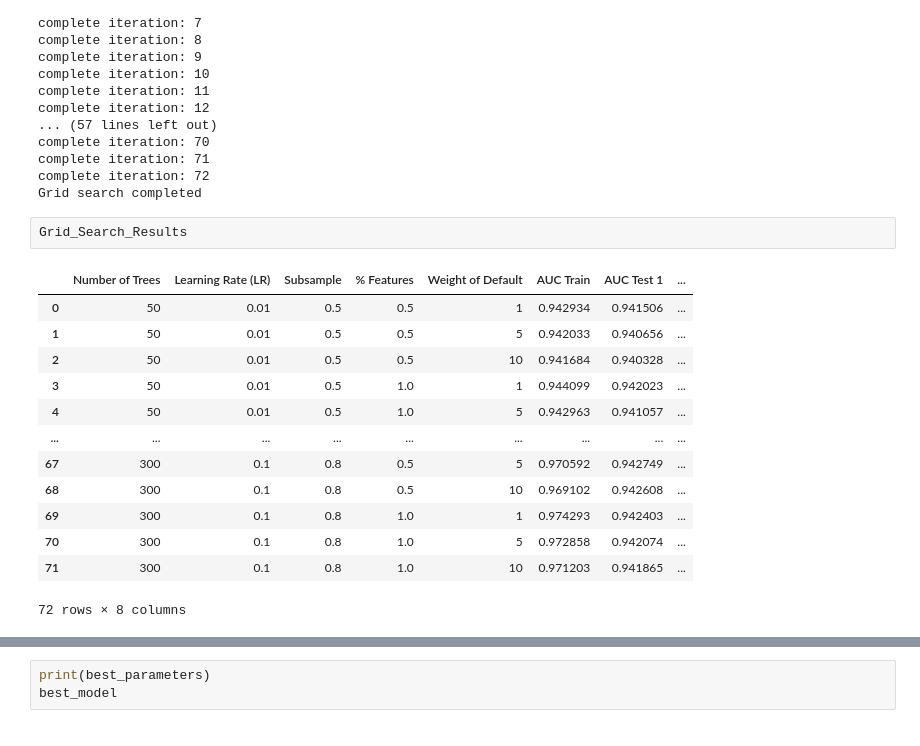
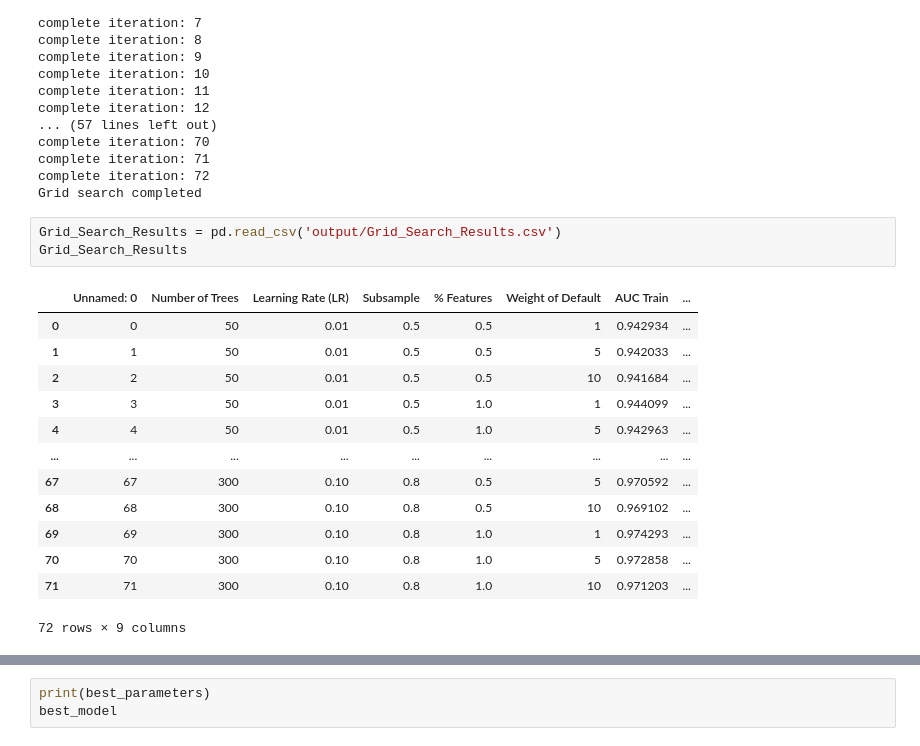
Before and after one commit to itoshiyanazawa/fall2024_ml_credit_risk, a Jupyter notebook: analysis_itoshi.ipynb, the cells around one changed output, grey strips where cells are left out. Saved outputs shown, nothing was run; the diff lists cells and outputs as text.

```diff
--- a/analysis_itoshi.ipynb
+++ b/analysis_itoshi.ipynb
@@ -512,19 +512,20 @@ complete iteration: 71
 complete iteration: 72
 Grid search completed
 # %%
+Grid_Search_Results = pd.read_csv('output/Grid_Search_Results.csv')
 Grid_Search_Results
 # %% [output]
-|  | Number of Trees | Learning Rate (LR) | Subsample | % Features | Weight of Default | AUC Train | AUC Test 1 | ... |
-| 0 | 50 | 0.01 | 0.5 | 0.5 | 1 | 0.942934 | 0.941506 | ... |
-| 1 | 50 | 0.01 | 0.5 | 0.5 | 5 | 0.942033 | 0.940656 | ... |
-| 2 | 50 | 0.01 | 0.5 | 0.5 | 10 | 0.941684 | 0.940328 | ... |
-| 3 | 50 | 0.01 | 0.5 | 1.0 | 1 | 0.944099 | 0.942023 | ... |
-| 4 | 50 | 0.01 | 0.5 | 1.0 | 5 | 0.942963 | 0.941057 | ... |
+|  | Unnamed: 0 | Number of Trees | Learning Rate (LR) | Subsample | % Features | Weight of Default | AUC Train | ... |
+| 0 | 0 | 50 | 0.01 | 0.5 | 0.5 | 1 | 0.942934 | ... |
+| 1 | 1 | 50 | 0.01 | 0.5 | 0.5 | 5 | 0.942033 | ... |
+| 2 | 2 | 50 | 0.01 | 0.5 | 0.5 | 10 | 0.941684 | ... |
+| 3 | 3 | 50 | 0.01 | 0.5 | 1.0 | 1 | 0.944099 | ... |
+| 4 | 4 | 50 | 0.01 | 0.5 | 1.0 | 5 | 0.942963 | ... |
 | ... | ... | ... | ... | ... | ... | ... | ... | ... |
-| 67 | 300 | 0.1 | 0.8 | 0.5 | 5 | 0.970592 | 0.942749 | ... |
-| 68 | 300 | 0.1 | 0.8 | 0.5 | 10 | 0.969102 | 0.942608 | ... |
-| 69 | 300 | 0.1 | 0.8 | 1.0 | 1 | 0.974293 | 0.942403 | ... |
-| 70 | 300 | 0.1 | 0.8 | 1.0 | 5 | 0.972858 | 0.942074 | ... |
-| 71 | 300 | 0.1 | 0.8 | 1.0 | 10 | 0.971203 | 0.941865 | ... |
+| 67 | 67 | 300 | 0.10 | 0.8 | 0.5 | 5 | 0.970592 | ... |
+| 68 | 68 | 300 | 0.10 | 0.8 | 0.5 | 10 | 0.969102 | ... |
+| 69 | 69 | 300 | 0.10 | 0.8 | 1.0 | 1 | 0.974293 | ... |
+| 70 | 70 | 300 | 0.10 | 0.8 | 1.0 | 5 | 0.972858 | ... |
+| 71 | 71 | 300 | 0.10 | 0.8 | 1.0 | 10 | 0.971203 | ... |
-72 rows × 8 columns
+72 rows × 9 columns
 # %%
```
Also changed, not shown: parts of 5 cells of this notebook.
